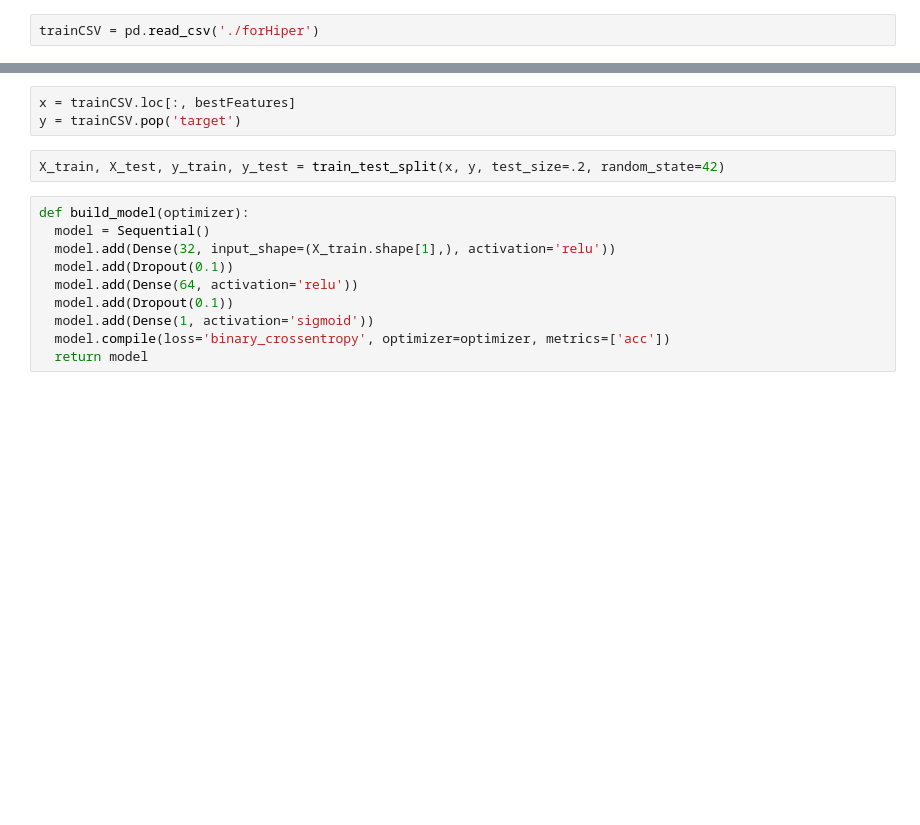
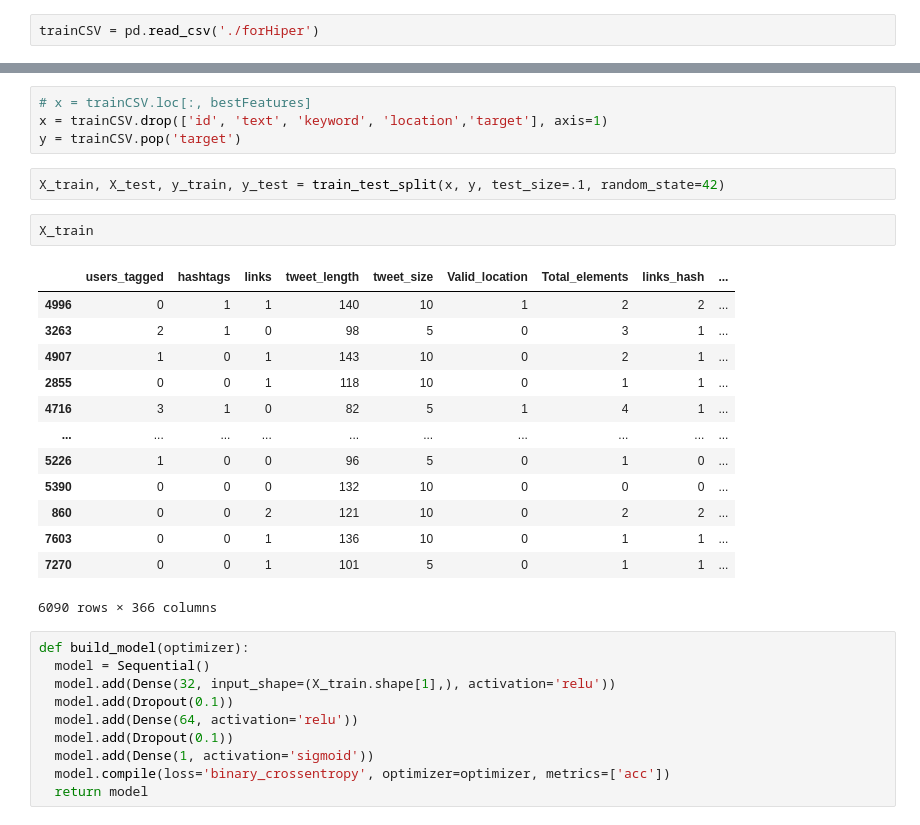
Before and after one commit to IgnacioCarol/Tp2Datos, a Jupyter notebook: TP2 (wip).ipynb, the cells around one changed output, grey strips where cells are left out. Cells and saved outputs as stored; diff of their text form; blank space fills up the shorter version.

```diff
--- a/TP2 (wip).ipynb
+++ b/TP2 (wip).ipynb
@@ -1853,8 +1855,25 @@ bestFeatures = ['168',
 # %%
-x = trainCSV.loc[:, bestFeatures]
+# x = trainCSV.loc[:, bestFeatures]
+x = trainCSV.drop(['id', 'text', 'keyword', 'location','target'], axis=1)
 y = trainCSV.pop('target')
 # %%
-X_train, X_test, y_train, y_test = train_test_split(x, y, test_size=.2, random_state=42)
+X_train, X_test, y_train, y_test = train_test_split(x, y, test_size=.1, random_state=42)
+# %%
+X_train
+# %% [output]
+|  | users_tagged | hashtags | links | tweet_length | tweet_size | Valid_location | Total_elements | links_hash | ... |
+| 4996 | 0 | 1 | 1 | 140 | 10 | 1 | 2 | 2 | ... |
+| 3263 | 2 | 1 | 0 | 98 | 5 | 0 | 3 | 1 | ... |
+| 4907 | 1 | 0 | 1 | 143 | 10 | 0 | 2 | 1 | ... |
+| 2855 | 0 | 0 | 1 | 118 | 10 | 0 | 1 | 1 | ... |
+| 4716 | 3 | 1 | 0 | 82 | 5 | 1 | 4 | 1 | ... |
+| ... | ... | ... | ... | ... | ... | ... | ... | ... | ... |
+| 5226 | 1 | 0 | 0 | 96 | 5 | 0 | 1 | 0 | ... |
+| 5390 | 0 | 0 | 0 | 132 | 10 | 0 | 0 | 0 | ... |
+| 860 | 0 | 0 | 2 | 121 | 10 | 0 | 2 | 2 | ... |
+| 7603 | 0 | 0 | 1 | 136 | 10 | 0 | 1 | 1 | ... |
+| 7270 | 0 | 0 | 1 | 101 | 5 | 0 | 1 | 1 | ... |
+6090 rows × 366 columns
 # %%
 def build_model(optimizer):
   model = Sequential()
```
Also changed, not shown: parts of 11 cells of this notebook.
